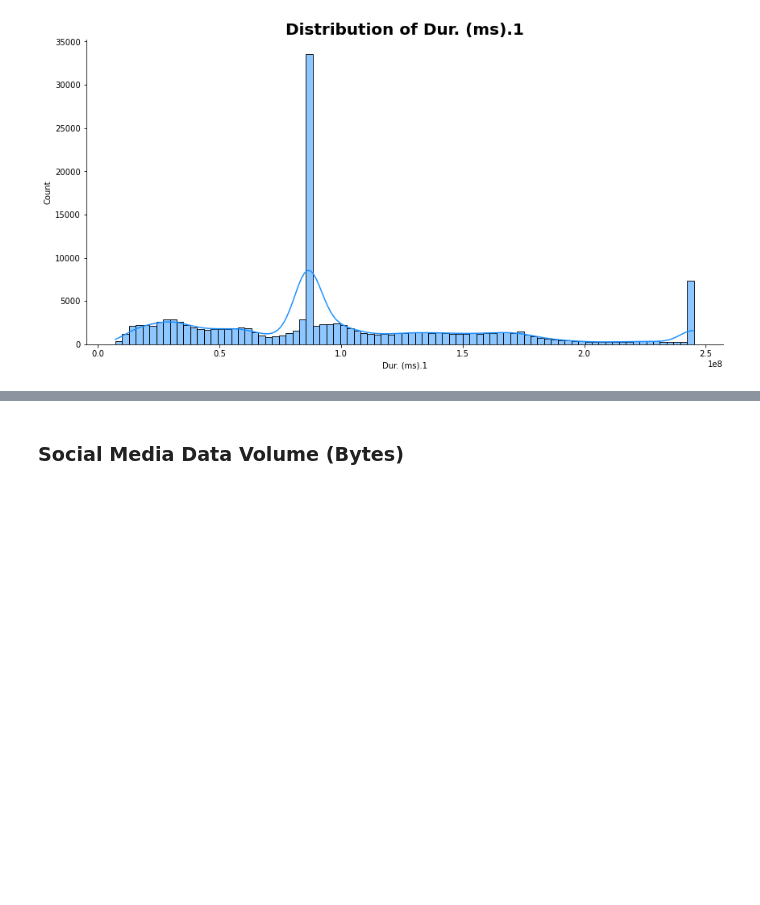
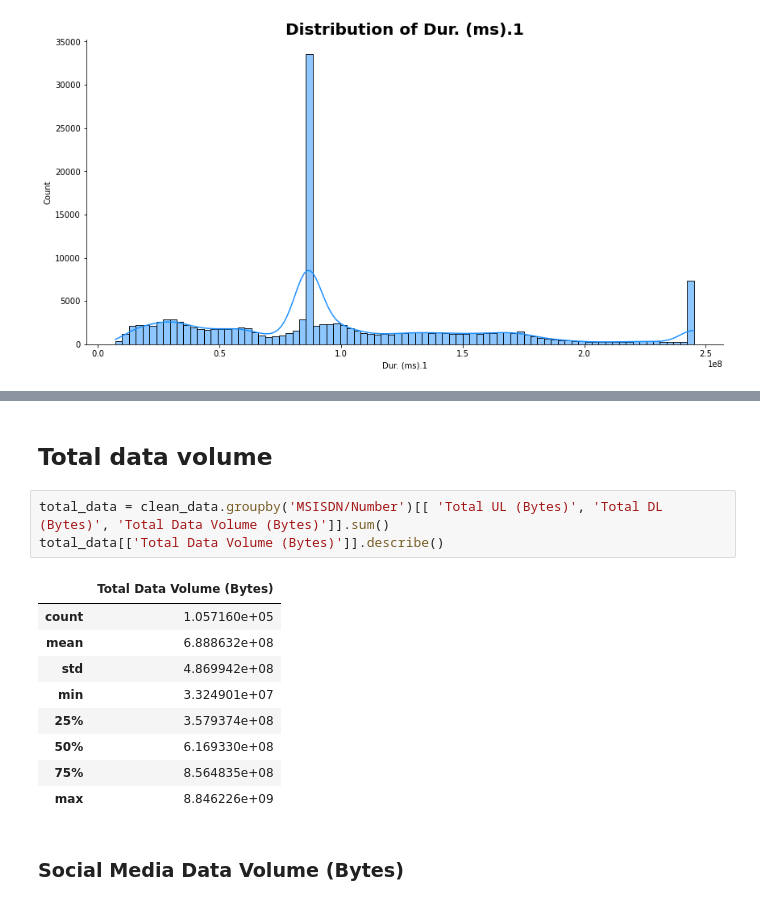
Before and after one commit to gezish/TellCo-UserDataAnalytics, a Jupyter notebook: notebooks/user_overview_analysis.ipynb, the cells around one changed output, grey strips where cells are left out. Cells and saved outputs as stored; diff of their text form; blank space fills up the shorter version.

```diff
--- a/notebooks/user_overview_analysis.ipynb
+++ b/notebooks/user_overview_analysis.ipynb
@@ -173,3 +201,18 @@ plot_hist(clean_data, 'Dur. (ms).1', 'dodgerblue')
+# %% [markdown]
+## Total data volume
+# %%
+total_data = clean_data.groupby('MSISDN/Number')[[ 'Total UL (Bytes)', 'Total DL (Bytes)', 'Total Data Volume (Bytes)']].sum()
+total_data[['Total Data Volume (Bytes)']].describe()
+# %% [output]
+|  | Total Data Volume (Bytes) |
+| count | 1.057160e+05 |
+| mean | 6.888632e+08 |
+| std | 4.869942e+08 |
+| min | 3.324901e+07 |
+| 25% | 3.579374e+08 |
+| 50% | 6.169330e+08 |
+| 75% | 8.564835e+08 |
+| max | 8.846226e+09 |
 # %% [markdown]
 ### Social Media Data Volume (Bytes)
 # %%
```
Also changed, not shown: parts of 9 cells of this notebook.
